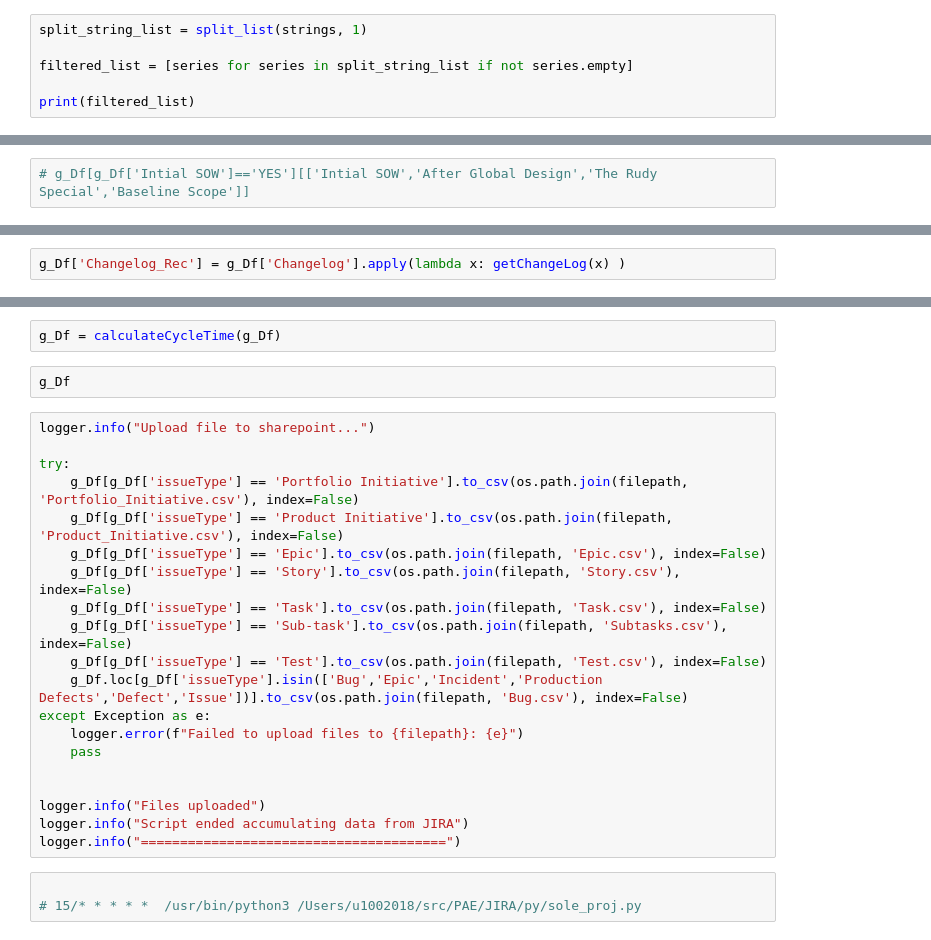
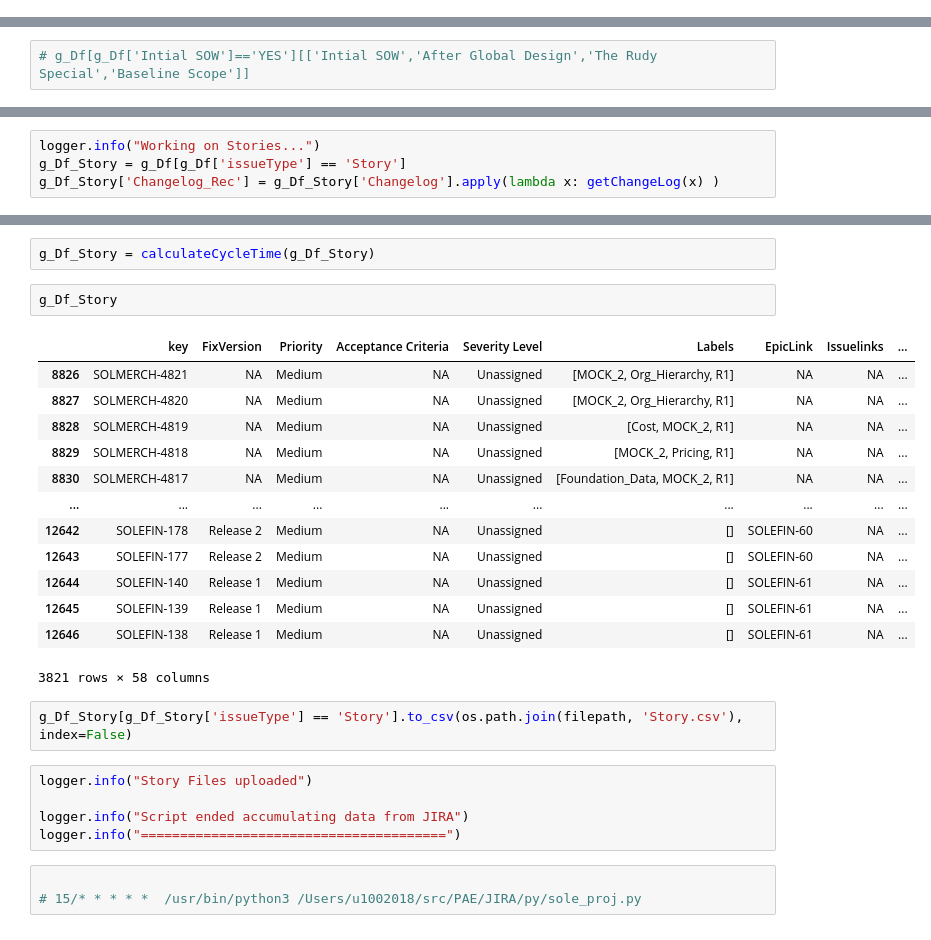
Before and after one commit to PrakashTagour/PAE, a Jupyter notebook: SOLE_proj/Sole_proj.ipynb, the cells around one changed output, grey strips where cells are left out. Saved outputs shown, nothing was run; the diff lists cells and outputs as text.

```diff
--- a/SOLE_proj/Sole_proj.ipynb
+++ b/SOLE_proj/Sole_proj.ipynb
@@ -241,7 +368 @@ strings
-# %%
-split_string_list = split_list(strings, 1)
-
-filtered_list = [series for series in split_string_list if not series.empty]
-
-print(filtered_list)
 # %%
@@ -326,2 +465,4 @@ g_Df['The Rudy Special']= g_Df['Baseline Scope'].apply(lambda x: {True:'YES',Fal
 # %%
-g_Df['Changelog_Rec'] = g_Df['Changelog'].apply(lambda x: getChangeLog(x) )
+logger.info("Working on Stories...")
+g_Df_Story = g_Df[g_Df['issueType'] == 'Story']
+g_Df_Story['Changelog_Rec'] = g_Df_Story['Changelog'].apply(lambda x: getChangeLog(x) )
@@ -437,27 +469,28 @@ def calculateCycleTime(l_Df):
-# %%
-g_Df = calculateCycleTime(g_Df)
-# %%
-g_Df
-# %%
-logger.info("Upload file to sharepoint...")
-
-try:
-    g_Df[g_Df['issueType'] == 'Portfolio Initiative'].to_csv(os.path.join(filepath, 'Portfolio_Initiative.csv'), index=False)
-    g_Df[g_Df['issueType'] == 'Product Initiative'].to_csv(os.path.join(filepath, 'Product_Initiative.csv'), index=False)
-    g_Df[g_Df['issueType'] == 'Epic'].to_csv(os.path.join(filepath, 'Epic.csv'), index=False)
-    g_Df[g_Df['issueType'] == 'Story'].to_csv(os.path.join(filepath, 'Story.csv'), index=False)
-    g_Df[g_Df['issueType'] == 'Task'].to_csv(os.path.join(filepath, 'Task.csv'), index=False)
-    g_Df[g_Df['issueType'] == 'Sub-task'].to_csv(os.path.join(filepath, 'Subtasks.csv'), index=False)
-    g_Df[g_Df['issueType'] == 'Test'].to_csv(os.path.join(filepath, 'Test.csv'), index=False)
-    g_Df.loc[g_Df['issueType'].isin(['Bug','Epic','Incident','Production Defects','Defect','Issue'])].to_csv(os.path.join(filepath, 'Bug.csv'), index=False)
-except Exception as e:
-    logger.error(f"Failed to upload files to {filepath}: {e}")
-    pass
-
-
-logger.info("Files uploaded")
-logger.info("Script ended accumulating data from JIRA")
-logger.info("=======================================")
+# %%
+g_Df_Story = calculateCycleTime(g_Df_Story)
+# %%
+g_Df_Story
+# %% [output]
+|  | key | FixVersion | Priority | Acceptance Criteria | Severity Level | Labels | EpicLink | Issuelinks | ... |
+| 8826 | SOLMERCH-4821 | NA | Medium | NA | Unassigned | [MOCK_2, Org_Hierarchy, R1] | NA | NA | ... |
+| 8827 | SOLMERCH-4820 | NA | Medium | NA | Unassigned | [MOCK_2, Org_Hierarchy, R1] | NA | NA | ... |
+| 8828 | SOLMERCH-4819 | NA | Medium | NA | Unassigned | [Cost, MOCK_2, R1] | NA | NA | ... |
+| 8829 | SOLMERCH-4818 | NA | Medium | NA | Unassigned | [MOCK_2, Pricing, R1] | NA | NA | ... |
+| 8830 | SOLMERCH-4817 | NA | Medium | NA | Unassigned | [Foundation_Data, MOCK_2, R1] | NA | NA | ... |
+| ... | ... | ... | ... | ... | ... | ... | ... | ... | ... |
+| 12642 | SOLEFIN-178 | Release 2 | Medium | NA | Unassigned | [] | SOLEFIN-60 | NA | ... |
+| 12643 | SOLEFIN-177 | Release 2 | Medium | NA | Unassigned | [] | SOLEFIN-60 | NA | ... |
+| 12644 | SOLEFIN-140 | Release 1 | Medium | NA | Unassigned | [] | SOLEFIN-61 | NA | ... |
+| 12645 | SOLEFIN-139 | Release 1 | Medium | NA | Unassigned | [] | SOLEFIN-61 | NA | ... |
+| 12646 | SOLEFIN-138 | Release 1 | Medium | NA | Unassigned | [] | SOLEFIN-61 | NA | ... |
+3821 rows × 58 columns
+# %%
+g_Df_Story[g_Df_Story['issueType'] == 'Story'].to_csv(os.path.join(filepath, 'Story.csv'), index=False)
+# %%
+logger.info("Story Files uploaded")
+
+logger.info("Script ended accumulating data from JIRA")
+logger.info("=======================================")
 # %%
 
 # 15/* * * * *  /usr/bin/python3 /Users/u1002018/src/PAE/JIRA/py/sole_proj.py
```
Also changed, not shown: parts of 13 cells of this notebook, 2 other files.
